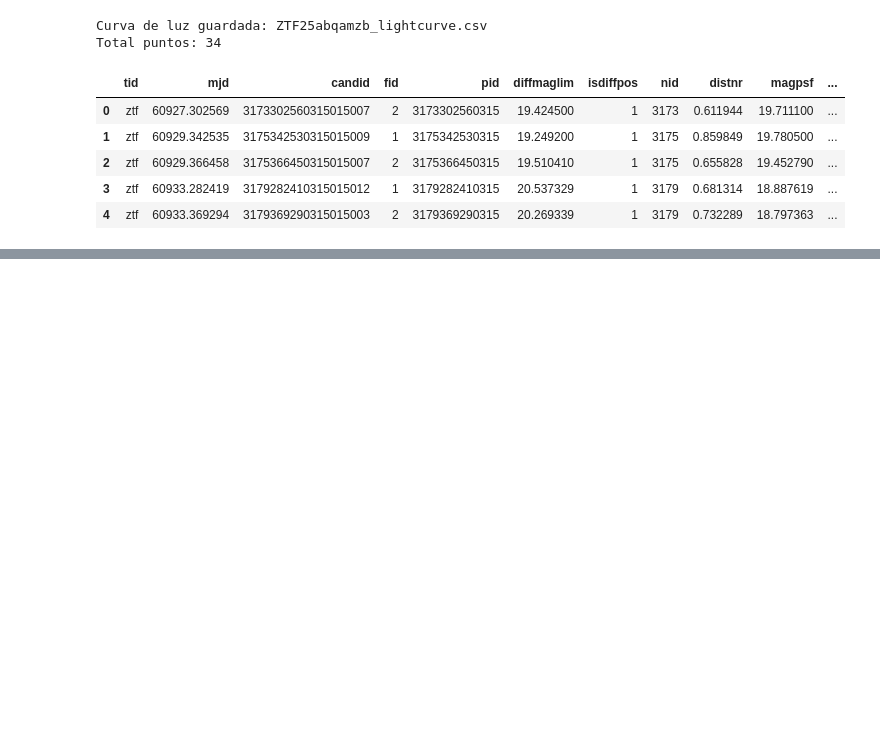
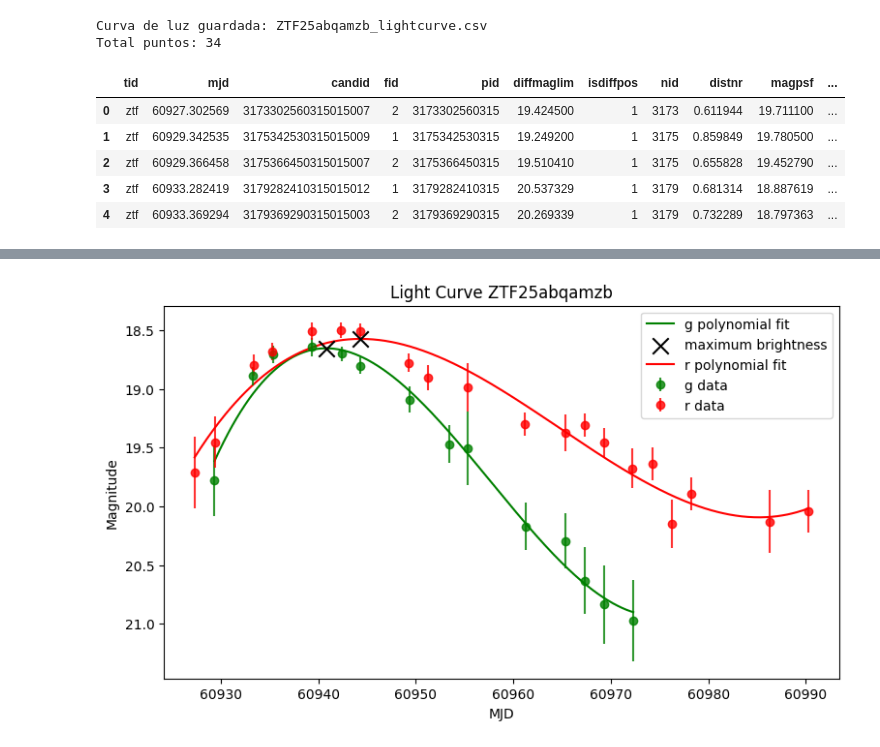
Before and after one commit to jurados/alercehackton2026, a Jupyter notebook: ZTF_candidates.ipynb, the cells around one changed output, grey strips where cells are left out. Saved outputs shown, nothing was run; the diff lists cells and outputs as text; code cells hidden in the pictures; blank space fills up the shorter version.

```diff
--- a/ZTF_candidates.ipynb
+++ b/ZTF_candidates.ipynb
@@ -392,0 +344,94 @@ plt.show()
+# %%
+g = det[det["fid"] == 1].copy()
+r = det[det["fid"] == 2].copy()
+
+plt.figure(figsize=(9,5))
+
+plt.errorbar(
+    g["mjd"], g["magpsf"], yerr=g["sigmapsf"],
+    fmt="o", color="green", label="g data",
+    alpha=0.8, zorder=2
+)
+
+plt.errorbar(
+    r["mjd"], r["magpsf"], yerr=r["sigmapsf"],
+    fmt="o", color="red", label="r data",
+    alpha=0.8, zorder=2
+)
+
+deg = 3
+
+# g
+if len(g) > deg:
+
+    x = g["mjd"].values
+    y = g["magpsf"].values
+
+    p = np.polyfit(x, y, deg)
+    poly = np.poly1d(p)
+
+    xfit = np.linspace(x.min(), x.max(), 500)
+    yfit = poly(xfit)
+
+    plt.plot(
+        xfit, yfit,
+        color="green",
+        label="g polynomial fit",
+        zorder=1
+    )
+
+    i = np.argmin(yfit)
+    x_max_g = xfit[i]
+    y_max_g = yfit[i]
+
+    plt.scatter(
+        x_max_g, y_max_g,
+        color="black",
+        marker="x",
+        s=140,
+        zorder=5,
+        label="maximum brightness"
+    )
+
+
+# r
+if len(r) > deg:
+
+    x = r["mjd"].values
+    y = r["magpsf"].values
+
+    p = np.polyfit(x, y, deg)
+    poly = np.poly1d(p)
+
+    xfit = np.linspace(x.min(), x.max(), 500)
+    yfit = poly(xfit)
+
+    plt.plot(
+        xfit, yfit,
+        color="red",
+        label="r polynomial fit",
+        zorder=1
+    )
+
+    i = np.argmin(yfit)
+    x_max_r = xfit[i]
+    y_max_r = yfit[i]
+
+    plt.scatter(
+        x_max_r, y_max_r,
+        color="black",
+        marker="x",
+        s=140,
+        zorder=5
+    )
+
+
+plt.gca().invert_yaxis()
+plt.xlabel("MJD")
+plt.ylabel("Magnitude")
+plt.title(f"Light Curve {oid_selected}")
+
+plt.legend()
+plt.show()
+# %% [output]
+[figure, added]
```
Also changed, not shown: parts of 6 cells of this notebook.
